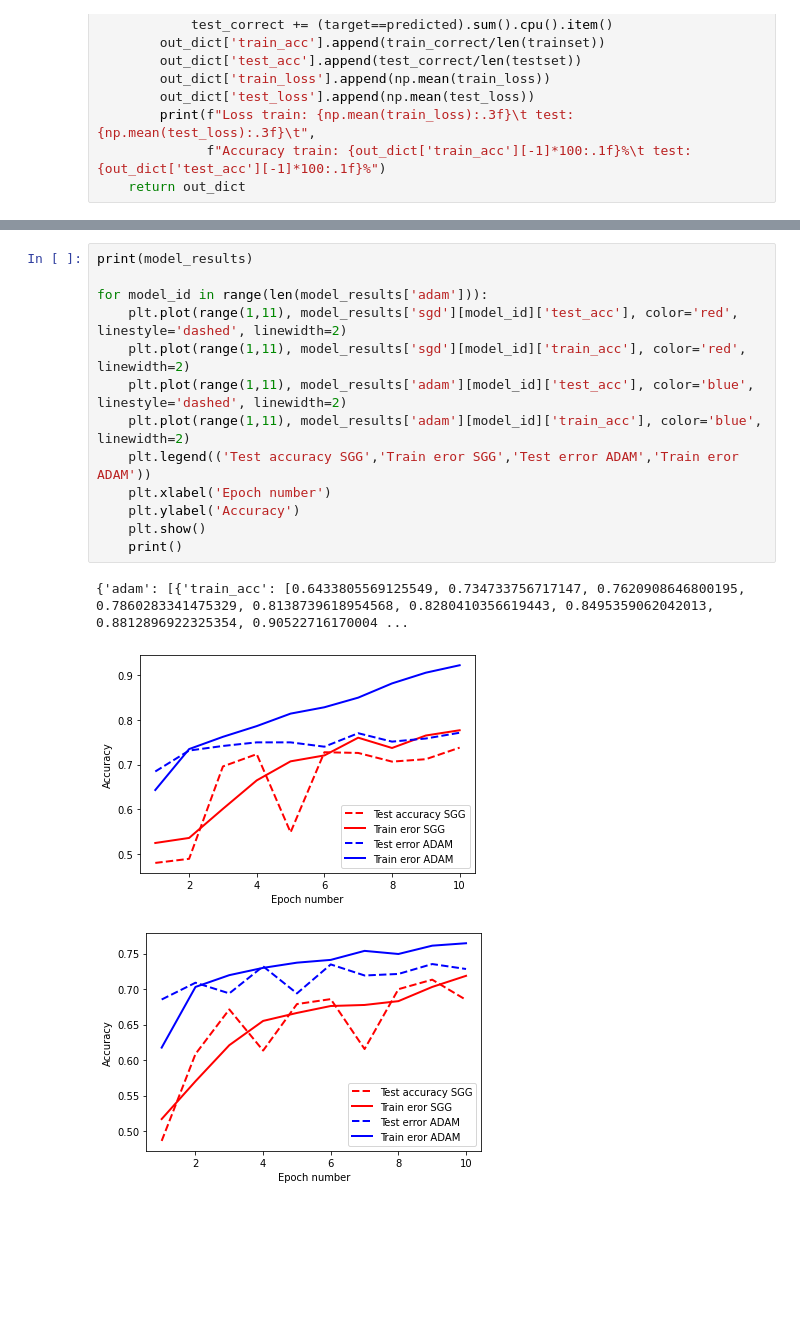
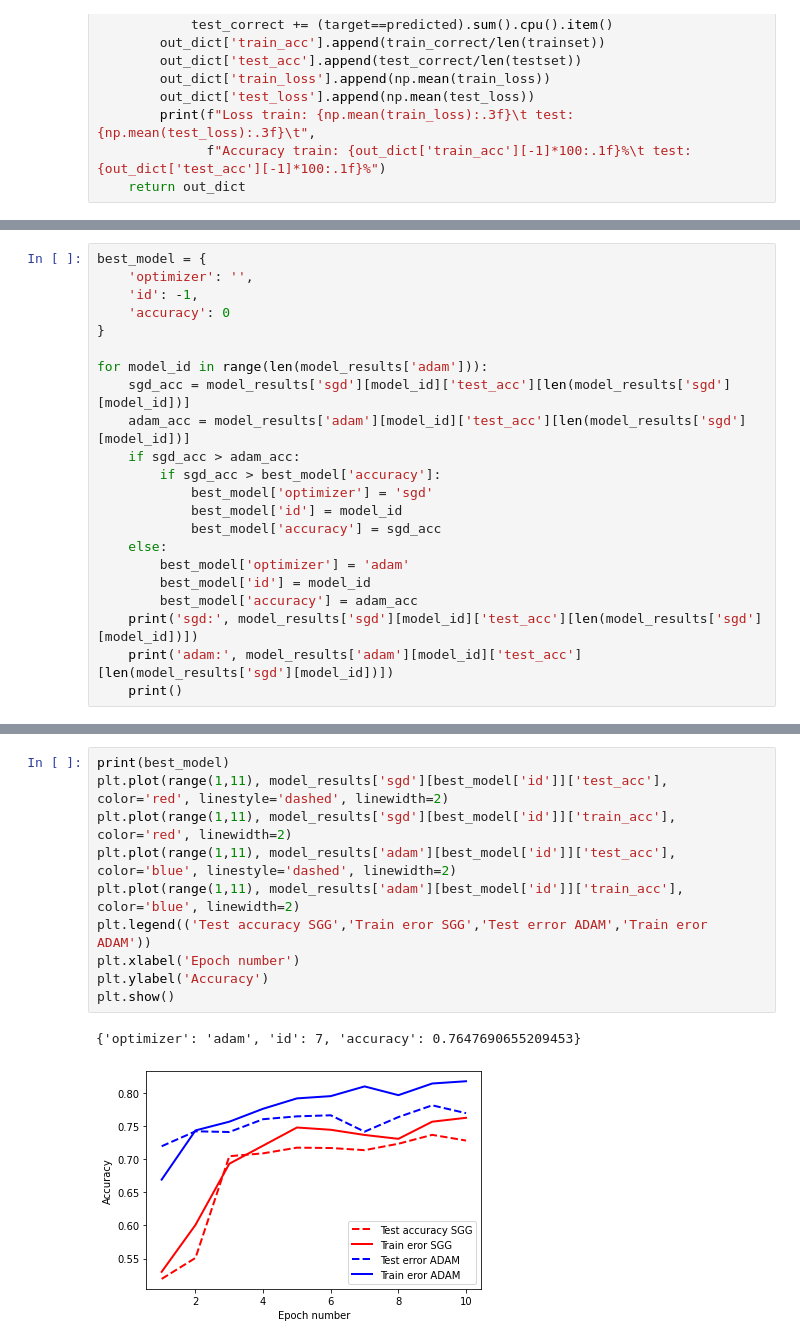
Before and after one commit to nikarav/Deep-Learning-In-Computer-Vision, a Jupyter notebook: Project1.1/Project_1_1.ipynb, the cells around one changed output, grey strips where cells are left out. Saved outputs shown, nothing was run; the diff lists cells and outputs as text; blank space fills up the shorter version.

Commit message:
Added best model and visualization

```diff
--- a/Project1.1/Project_1_1.ipynb
+++ b/Project1.1/Project_1_1.ipynb
@@ -190 +197,23 @@ Loss train: 0.588        test: 0.582     Accuracy train: 70.3%   test: 70.9%
 ... (83 outputs left out)
+# %%
+best_model = {
+    'optimizer': '',
+    'id': -1,
+    'accuracy': 0
+}
+
+for model_id in range(len(model_results['adam'])):
+    sgd_acc = model_results['sgd'][model_id]['test_acc'][len(model_results['sgd'][model_id])]
+    adam_acc = model_results['adam'][model_id]['test_acc'][len(model_results['sgd'][model_id])]
+    if sgd_acc > adam_acc:
+        if sgd_acc > best_model['accuracy']:
+            best_model['optimizer'] = 'sgd'
+            best_model['id'] = model_id
+            best_model['accuracy'] = sgd_acc
+    else:
+        best_model['optimizer'] = 'adam'
+        best_model['id'] = model_id
+        best_model['accuracy'] = adam_acc
+    print('sgd:', model_results['sgd'][model_id]['test_acc'][len(model_results['sgd'][model_id])])
+    print('adam:', model_results['adam'][model_id]['test_acc'][len(model_results['sgd'][model_id])])
+    print()
@@ -191,17 +238,13 @@ Loss train: 0.588        test: 0.582     Accuracy train: 70.3%   test: 70.9%
 # %%
-print(model_results)
-
-for model_id in range(len(model_results['adam'])):
-    plt.plot(range(1,11), model_results['sgd'][model_id]['test_acc'], color='red', linestyle='dashed', linewidth=2)
-    plt.plot(range(1,11), model_results['sgd'][model_id]['train_acc'], color='red', linewidth=2)
-    plt.plot(range(1,11), model_results['adam'][model_id]['test_acc'], color='blue', linestyle='dashed', linewidth=2)
-    plt.plot(range(1,11), model_results['adam'][model_id]['train_acc'], color='blue', linewidth=2)
-    plt.legend(('Test accuracy SGG','Train eror SGG','Test error ADAM','Train eror ADAM'))
-    plt.xlabel('Epoch number')
-    plt.ylabel('Accuracy')
-    plt.show()
-    print()
+print(best_model)
+plt.plot(range(1,11), model_results['sgd'][best_model['id']]['test_acc'], color='red', linestyle='dashed', linewidth=2)
+plt.plot(range(1,11), model_results['sgd'][best_model['id']]['train_acc'], color='red', linewidth=2)
+plt.plot(range(1,11), model_results['adam'][best_model['id']]['test_acc'], color='blue', linestyle='dashed', linewidth=2)
+plt.plot(range(1,11), model_results['adam'][best_model['id']]['train_acc'], color='blue', linewidth=2)
+plt.legend(('Test accuracy SGG','Train eror SGG','Test error ADAM','Train eror ADAM'))
+plt.xlabel('Epoch number')
+plt.ylabel('Accuracy')
+plt.show()
 # %% [output]
-{'adam': [{'train_acc': [0.6433805569125549, 0.734733756717147, 0.7620908646800195, 0.7860283341475329, 0.8138739618954568, 0.8280410356619443, 0.8495359062042013, 0.8812896922325354, 0.90522716170004 ...
+{'optimizer': 'adam', 'id': 7, 'accuracy': 0.7647690655209453}
-[figure, old version]
+[figure, new version]
-[figure, removed]
```
Also changed, not shown: parts of 4 cells of this notebook.
